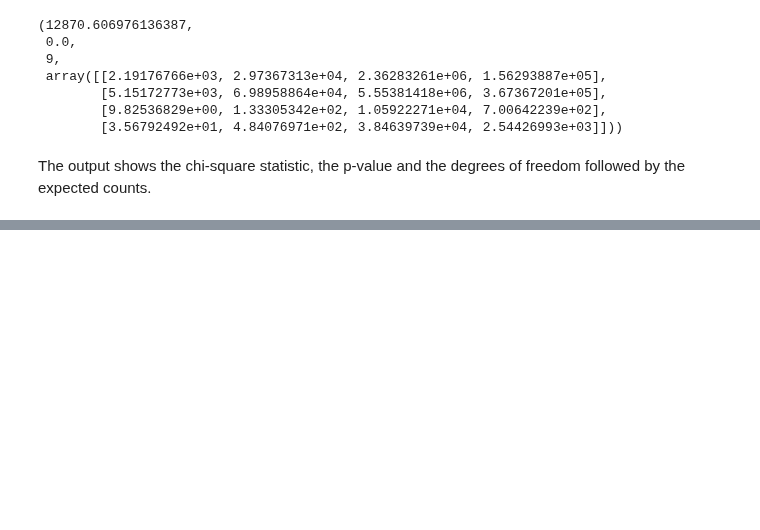
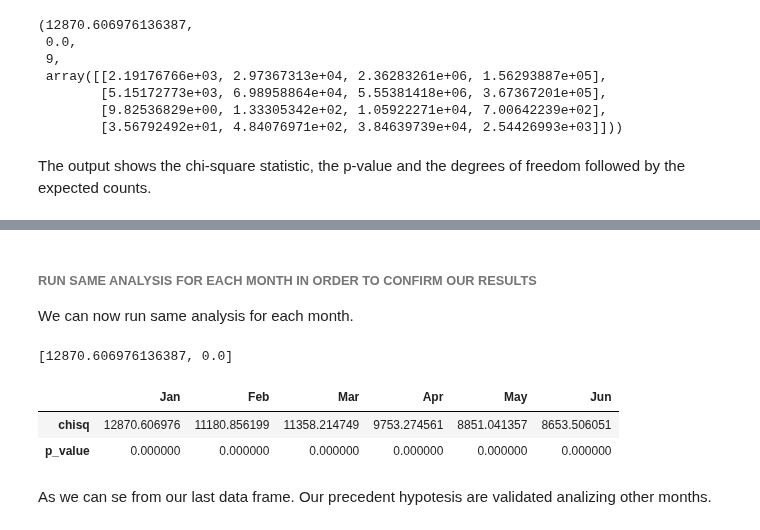
Before and after one commit to EgonFerri/ADM-HM2, a Jupyter notebook: TemporaryFile_RQ4.ipynb, the cells around one changed output, grey strips where cells are left out. Drawn from its saved outputs; the diff is of its cells as text; code cells hidden in the pictures; blank space fills up the shorter version.

```diff
--- a/TemporaryFile_RQ4.ipynb
+++ b/TemporaryFile_RQ4.ipynb
@@ -322,3 +322,6 @@ The chi-squared test statistic is 12870.6 (very far away from the critical value
 
 The null hypothesis is rejected, since p < 0.001, and a conclusion is made that way of payment is associated with borough. Examining the pattern of numbers it is noted that in Brooklyn, Bronx and Queens there are a lot more of dispute than as we would expect.
 We can also denote that in Bronx and in Brooklyn, in respect to other boroughs, there is a preference for cash over credit cards. In manatthan, viceversa, there is a preference for credit cards in respect to cash money.
+# %% [markdown]
+###### RUN SAME ANALYSIS FOR EACH MONTH IN ORDER TO CONFIRM OUR RESULTS
+We can now run same analysis for each month.
@@ -324,0 +330,5 @@ We can also denote that in Bronx and in Brooklyn, in respect to other boroughs,
+# %%
+chisq=list(chisq)
+chisq[0:2]
+# %% [output]
+[12870.606976136387, 0.0]
@@ -324,0 +348,8 @@ We can also denote that in Bronx and in Brooklyn, in respect to other boroughs,
+# %%
+df
+# %% [output]
+|  | Jan | Feb | Mar | Apr | May | Jun |
+| chisq | 12870.606976 | 11180.856199 | 11358.214749 | 9753.274561 | 8851.041357 | 8653.506051 |
+| p_value | 0.000000 | 0.000000 | 0.000000 | 0.000000 | 0.000000 | 0.000000 |
+# %% [markdown]
+As we can se from our last data frame. Our precedent hypotesis are validated analizing other months.
```
Also changed, not shown: parts of 4 cells of this notebook.
